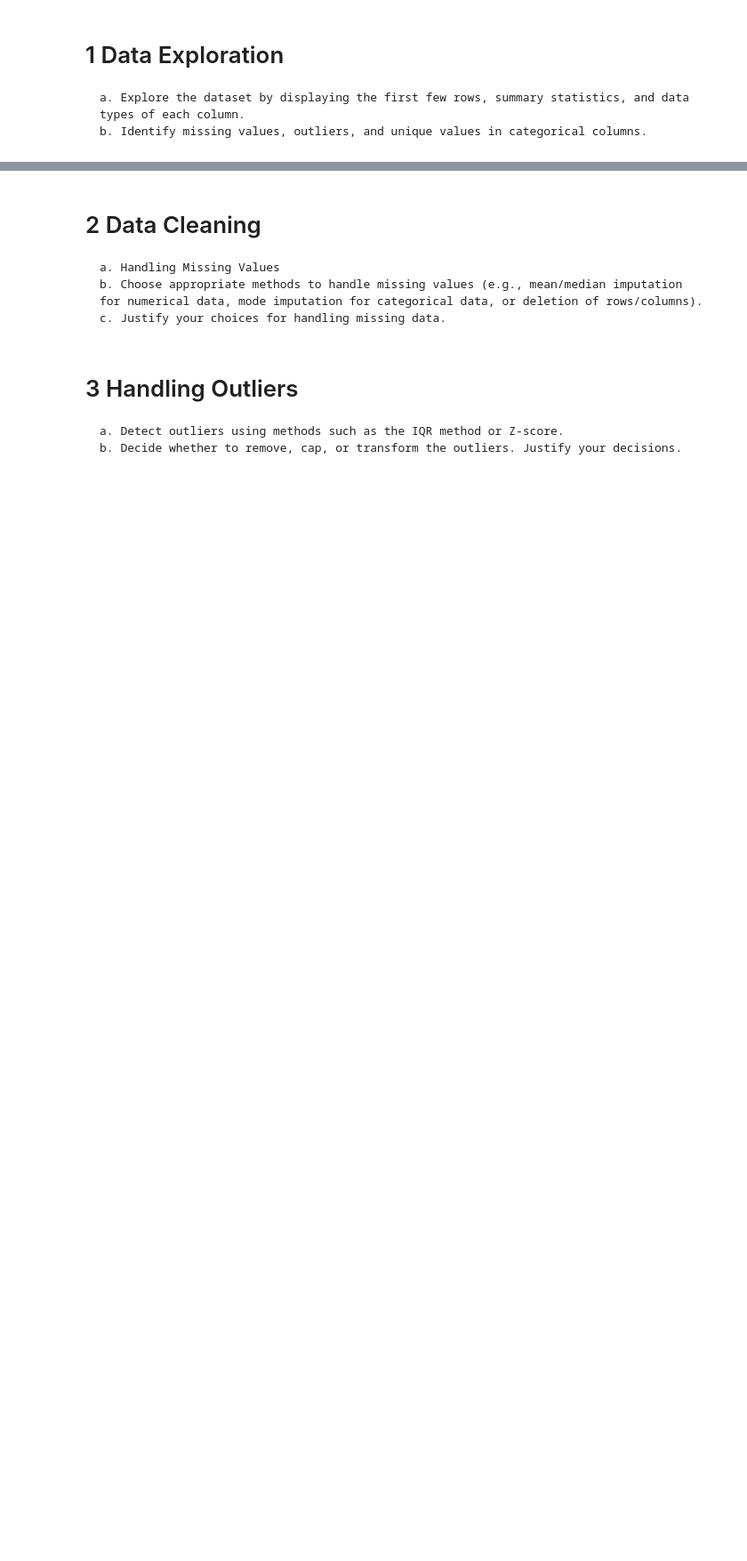
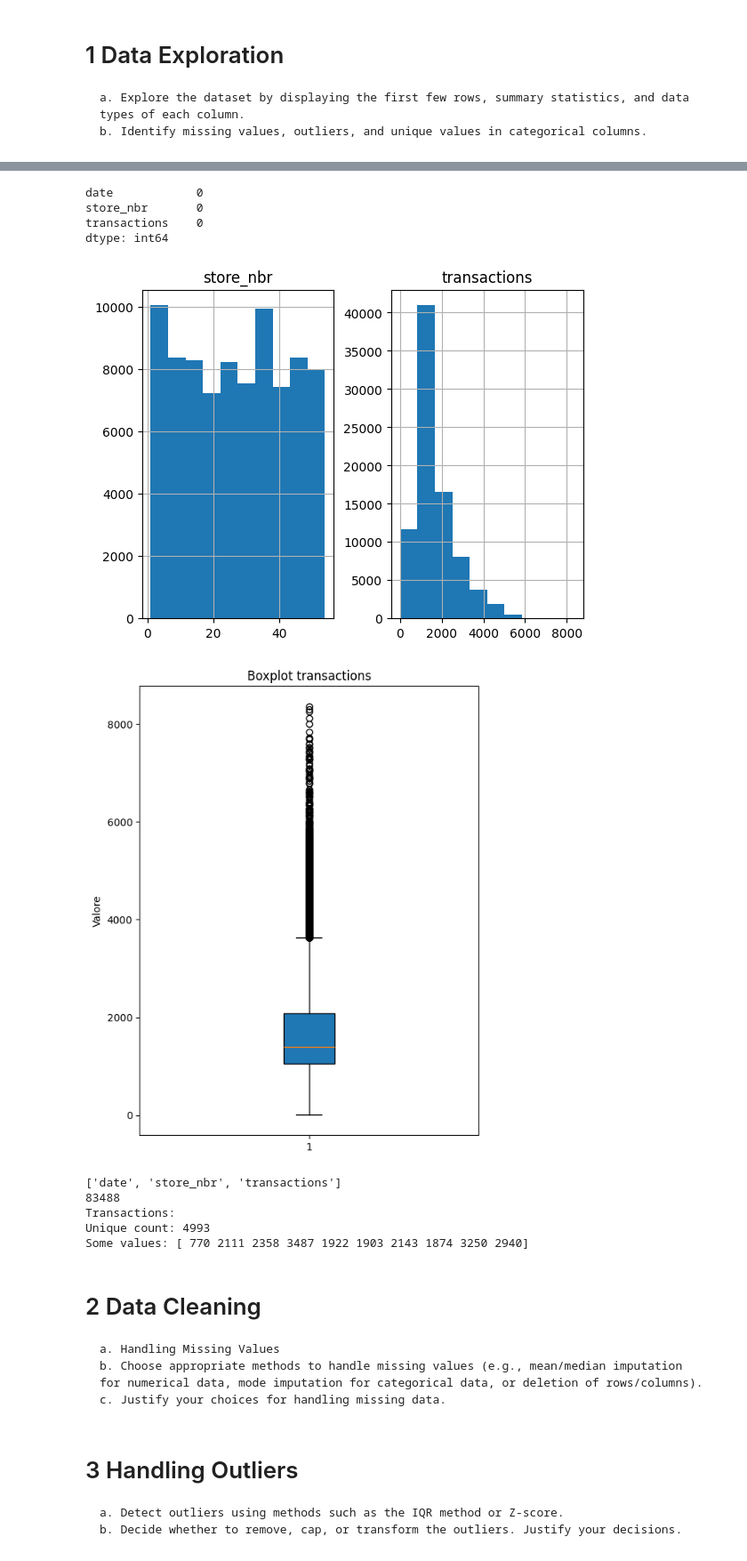
Before and after one commit to SaraSopr/DataPoweredSoftware, a Jupyter notebook: Assignment1.ipynb, the cells around one changed output, grey strips where cells are left out. Shown at 89% size. Cells and saved outputs as stored; diff of their text form; code cells hidden in the pictures; blank space fills up the shorter version.

```diff
--- a/Assignment1.ipynb
+++ b/Assignment1.ipynb
@@ -34,3 +50,38 @@ None
+# %%
+print(transactions.isna().sum())
+
+transactions.hist()
+
+plt.figure(figsize=(6,8))
+plt.boxplot(transactions["transactions"].dropna(), vert=True, patch_artist=True)
+plt.title("Boxplot transactions")
+plt.ylabel("Valore")
+plt.show()
+
+print(transactions.columns.tolist())
+
+
+print(len(transactions))
+
+
+
+
+# Transactions
+print("Transactions:")
+print("Unique count:", transactions["transactions"].nunique())
+print("Some values:", transactions["transactions"].unique()[:10])
+# %% [output]
+date            0
+store_nbr       0
+transactions    0
+dtype: int64
+[figure, added]
+[figure, added]
+['date', 'store_nbr', 'transactions']
+83488
+Transactions:
+Unique count: 4993
+Some values: [ 770 2111 2358 3487 1922 1903 2143 1874 3250 2940]
 # %% [markdown]
 # 2 Data Cleaning
     a. Handling Missing Values
```
Also changed, not shown: parts of 3 cells of this notebook.
